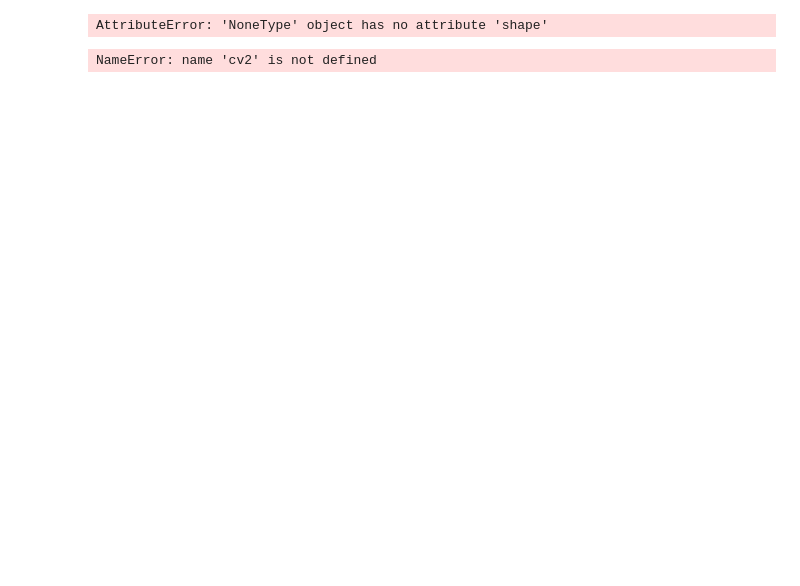
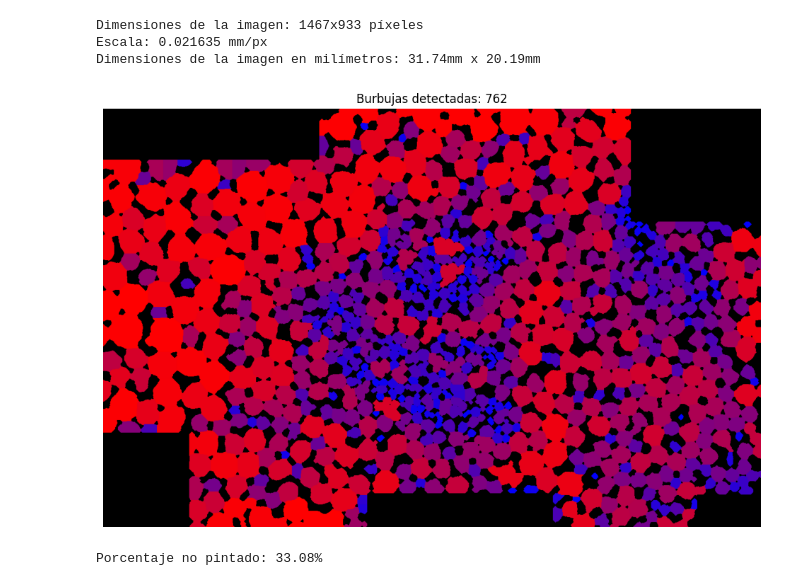
Before and after one commit to CarlosGarcia-YK/Polimery_Artificial_Vision, a Jupyter notebook: Method2.ipynb, the cells around one changed output. Saved outputs shown, nothing was run; the diff lists cells and outputs as text; code cells hidden in the pictures; blank space fills up the shorter version.

Commit message:
added color patrons and percentage about the emptyness

```diff
--- a/Method2.ipynb
+++ b/Method2.ipynb
@@ -10,14 +10,25 @@ import os
 import math
 
 #Pending 006 , 007, 008
-image_path = r'XY_clean\xy017.jpg'
+image_path = r'XY_clean\Batch(11-20)\xy013.jpg'
 image = cv2.imread(image_path, cv2.IMREAD_GRAYSCALE)
 scene_coordinate_system = -16.41414 #Variable depending of the image
-width_pixels = image.shape[1]
-# 4.5 mm
-escala_mm_px = 4.5 / width_pixels
+
+#Scale the values based of the scale
+height_pixels, width_pixels = image.shape[:2]
+scale_mm = 4.5 / 208  #mm x pixel
+with_mm = width_pixels * scale_mm #
+high_mm = height_pixels * scale_mm
+
+
+
+print(f"Dimensiones de la imagen: {width_pixels}x{height_pixels} píxeles")
+print(f"Escala: {scale_mm:.6f} mm/px")
+print(f"Dimensiones de la imagen en milímetros: {with_mm:.2f}mm x {high_mm:.2f}mm")
 # %% [output]
-AttributeError: 'NoneType' object has no attribute 'shape'
+Dimensiones de la imagen: 1467x933 píxeles
+Escala: 0.021635 mm/px
+Dimensiones de la imagen en milímetros: 31.74mm x 20.19mm
 # %%
 # Definir umbrales
 max_area_threshold = 10000 #10000
@@ -28,7 +39,6 @@ blur = cv2.GaussianBlur(image, (5, 5), 0) #23,23,(<008) 5,5(blackers-009)
 
 # 2. Binarizar usando umbral de Otsu
 _, binary = cv2.threshold(blur, 0, 255, cv2.THRESH_BINARY + cv2.THRESH_OTSU)
-# invertir la máscara para que las burbujas sean foreground
 binary = cv2.bitwise_not(binary)
 
 # 3. Operaciones morfológicas para limpiar pequeñas manchas y separar un poco las burbujas
@@ -39,43 +49,65 @@ binary_opened = cv2.morphologyEx(binary, cv2.MORPH_OPEN, kernel, iterations=5)
 dist_transform = cv2.distanceTransform(binary_opened, cv2.DIST_L2, 5)
 
 # 5. Encontrar los picos locales en la transformada de distancia
-coordinates = peak_local_max(dist_transform, min_distance=10)
-
-# Coordenadas a una máscara booleana
+coordinates = peak_local_max(dist_transform, min_distance=10,threshold_abs=0.5) # 27
 local_max = np.zeros(dist_transform.shape, dtype=bool)
 local_max[tuple(coordinates.T)] = True
 
 # Etiquetar los picos para usarlos como marcadores en watershed
 markers, _ = ndimage.label(local_max)
 
 # 6.  la transformada de distancia negativa (para encontrar valles)
 labels = watershed(-dist_transform, markers, mask=binary_opened)
 
 # 7.Resultado
 num_labels = labels.max()
-np.random.seed(42)
-colors = np.random.randint(0, 255, (num_labels+1, 3), dtype=np.uint8)
+areas = []
+valid_count = 0
 
-colored_result = np.zeros((labels.shape[0], labels.shape[1], 3), dtype=np.uint8)
-valid_count = 0
 
 for lbl in range(1, num_labels+1):
     mask = (labels == lbl).astype(np.uint8)
     area = cv2.countNonZero(mask)
 
     # Filtrar por área
     if min_area_threshold <= area <= max_area_threshold:
-        colored_result[labels == lbl] = colors[lbl]
+        areas.append((lbl,area))
         valid_count += 1
+areas = sorted(areas,key=lambda x: x[1])
+gradient_colors = np.linspace(0,255,len(areas),dtype=np.uint8)
+colored_result = np.zeros((labels.shape[0], labels.shape[1], 3), dtype=np.uint8)
+
+for i, (lbl, area) in enumerate(areas):
+    # Asignar un color basado en el índice del gradiente
+    color = (255 - gradient_colors[i], 0, gradient_colors[i])  # Azul -> Rojo
+    colored_result[labels == lbl] = color
+
 
 plt.figure(figsize=(12,12))
-plt.imshow(cv2.cvtColor(binary, cv2.COLOR_BGR2RGB))
+plt.imshow(cv2.cvtColor(colored_result, cv2.COLOR_BGR2RGB))
 plt.title(f"Burbujas detectadas: {valid_count}")
 plt.axis('off')
 plt.show()
-#Por tamaño, patrones colores
-#Porcentaje de vacio, ocupado
+#Por tamaño, patrones colores : READY
+#Porcentaje de vacio, ocupado : READY
 #Modificar/Obtimizar segmentacion de las burbujas agrupadas
 # %% [output]
-NameError: name 'cv2' is not defined
+[figure, added]
+# %%
+# Calcular total de píxeles en la imagen
+total_pixels = binary_opened.size  # Total de píxeles en la imagen
+
+# Contar píxeles pintados (foreground) usando la imagen binaria
+painted_pixels = np.count_nonzero(binary_opened)
+
+# Calcular píxeles no pintados (background)
+unpainted_pixels = total_pixels - painted_pixels
+
+# Calcular porcentaje de píxeles no pintados
+unpainted_percentage = (unpainted_pixels / total_pixels) * 100
+
+print(f"Porcentaje no pintado: {unpainted_percentage:.2f}%")
+#[40%] minimo 61.75%maximo - No pintado, Ignorar igual < 18% -[21], Then 21% < Acceptable < 40% (Margen of 15.35 less due the noise)
+# %% [output]
+Porcentaje no pintado: 33.08%
 # %%
```
Also changed, not shown: parts of 1 cell of this notebook, 1 other file.
